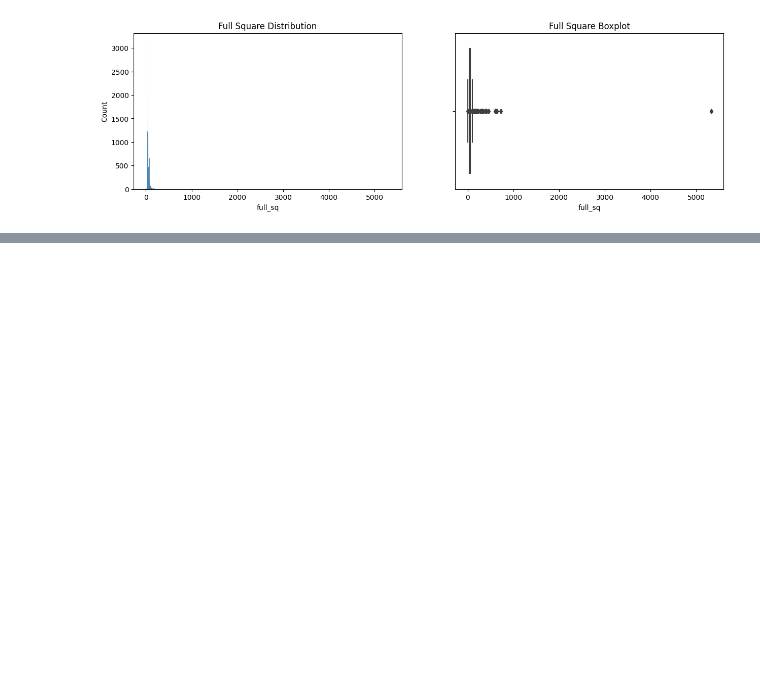
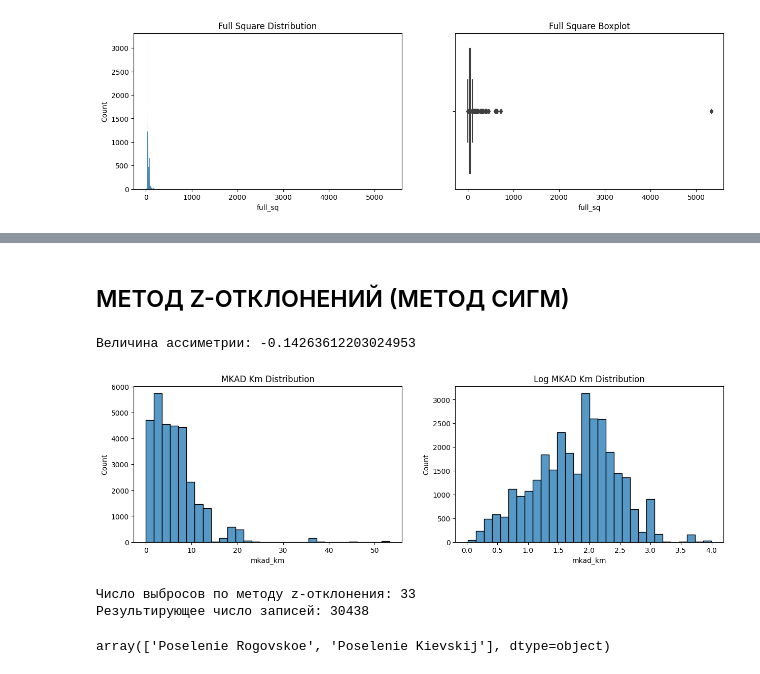
Before and after one commit to SudarickovIlya/DataCleaningProject, a Jupyter notebook: Data cleansing/Anomalies.ipynb, the cells around one changed output, grey strips where cells are left out. Drawn from its saved outputs; the diff is of its cells as text; code cells hidden in the pictures; blank space fills up the shorter version.

```diff
--- a/Data cleansing/Anomalies.ipynb
+++ b/Data cleansing/Anomalies.ipynb
@@ -98,0 +136,44 @@ print(f'Результирующее число записей: {cleaned.shape[0
+# %% [markdown]
+## МЕТОД Z-ОТКЛОНЕНИЙ (МЕТОД СИГМ)
+# %%
+fig, axes = plt.subplots(nrows=1, ncols=2, figsize=(15, 4))
+
+histogram = sns.histplot(data=sber_data['mkad_km'], bins=30, ax=axes[0])
+histogram.set_title('MKAD Km Distribution')
+
+mkad_km_log = np.log(sber_data['mkad_km'] + 1)
+histogram_log = sns.histplot(data=mkad_km_log, bins=30, ax=axes[1])
+histogram_log.set_title('Log MKAD Km Distribution')
+
+# узнать величину ассиметрии
+
+print('Величина ассиметрии:', mkad_km_log.skew())
+# %% [output]
+Величина ассиметрии: -0.14263612203024953
+[figure, added]
+# %%
+def outliers_z_score(data, feature, log_scale=False):
+    if log_scale:
+        x = np.log(data[feature] + 1)
+    else:
+        x = data[feature]
+    mu = x.mean()
+    sigma = x.std()
+    lower_bound = mu - 3 * sigma
+    upper_bound = mu + 3 * sigma
+    outliers = data[(x > upper_bound) | (x < lower_bound)]
+    cleaned = data[(x >= lower_bound) & (x <= upper_bound)]
+    return outliers, cleaned
+
+outliers, cleaned = outliers_z_score(sber_data, 'mkad_km', log_scale=True)
+print(f'Число выбросов по методу z-отклонения: {outliers.shape[0]}')
+print(f'Результирующее число записей: {cleaned.shape[0]}')
+# %% [output]
+Число выбросов по методу z-отклонения: 33
+Результирующее число записей: 30438
+# %%
+# Давайте узнаем, в каких районах (sub_area) представлены эти квартиры:
+
+outliers['sub_area'].unique()
+# %% [output]
+array(['Poselenie Rogovskoe', 'Poselenie Kievskij'], dtype=object)
```
Also changed, not shown: parts of 6 cells of this notebook.
